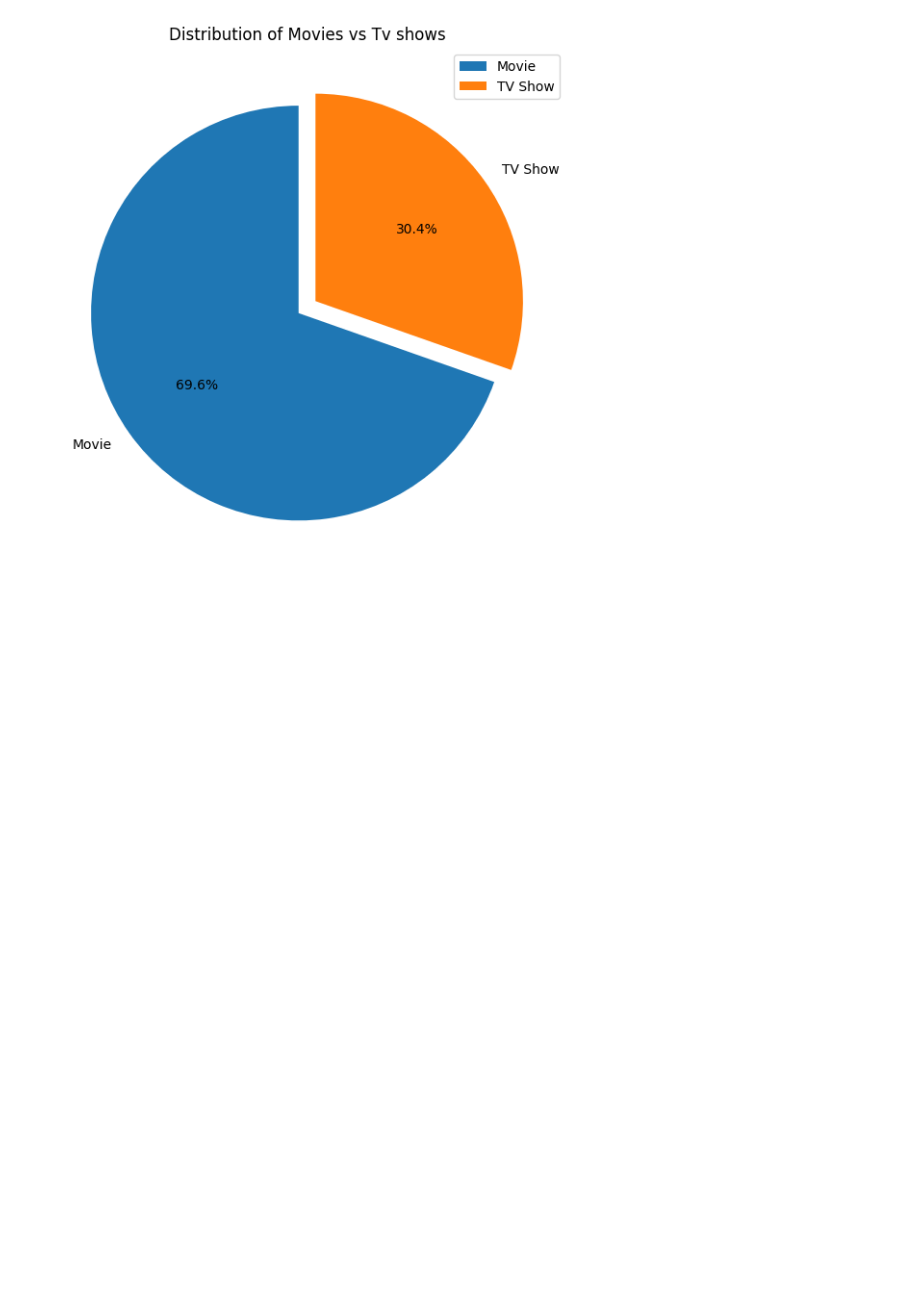
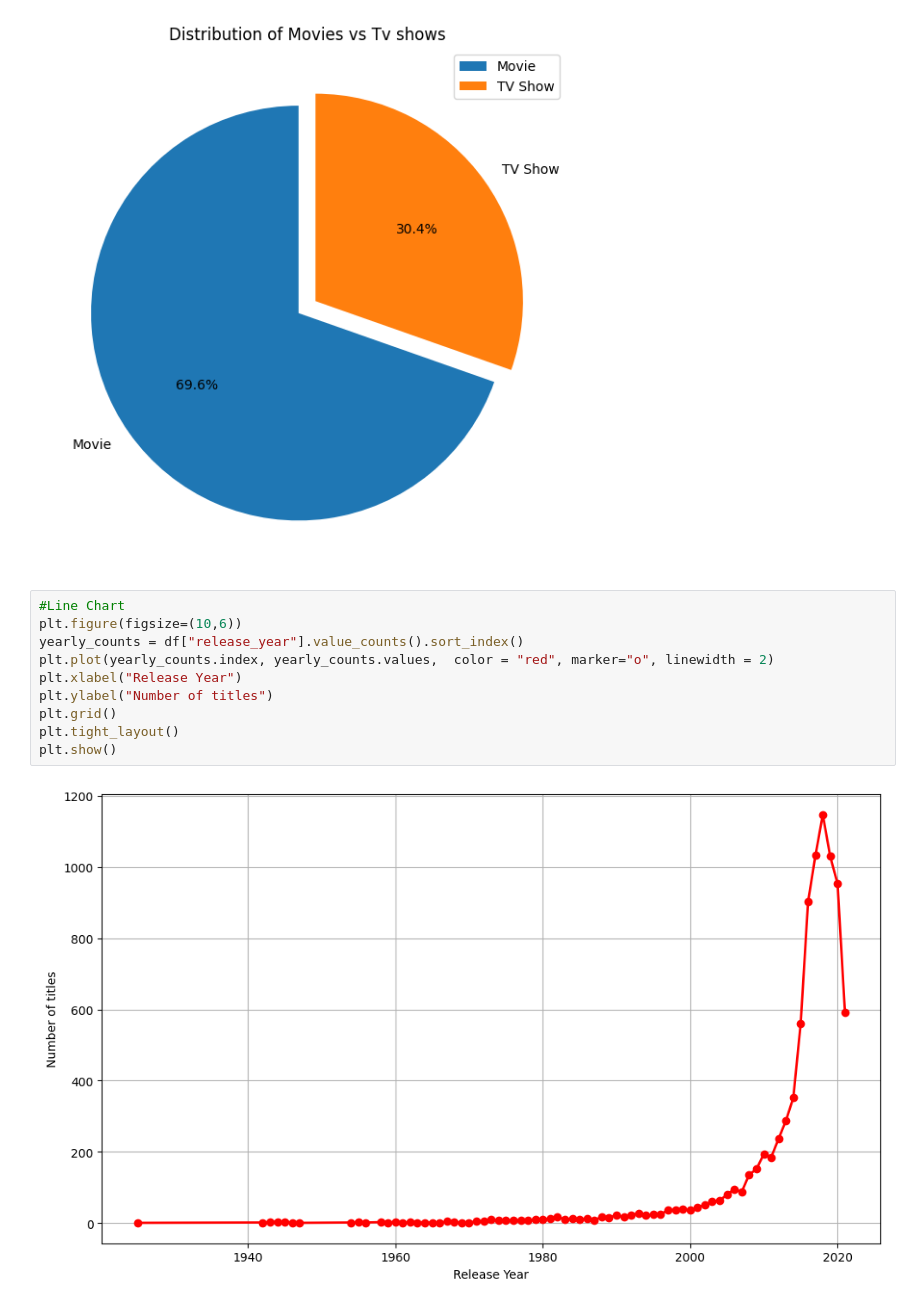
Before and after one commit to golkondarohith/Scikit-Learn, a Jupyter notebook: Visualization.ipynb, the cells around one changed output. Drawn from its saved outputs; the diff is of its cells as text; blank space fills up the shorter version.

Commit message:
Visualized Number of Titles released per year.

```diff
--- a/Visualization.ipynb
+++ b/Visualization.ipynb
@@ -54,3 +54,15 @@ plt.legend()
 plt.show()
 # %% [output]
 [figure]
+# %%
+#Line Chart
+plt.figure(figsize=(10,6))
+yearly_counts = df["release_year"].value_counts().sort_index()
+plt.plot(yearly_counts.index, yearly_counts.values,  color = "red", marker="o", linewidth = 2)
+plt.xlabel("Release Year")
+plt.ylabel("Number of titles")
+plt.grid()
+plt.tight_layout()
+plt.show()
+# %% [output]
+[figure, added]
```
